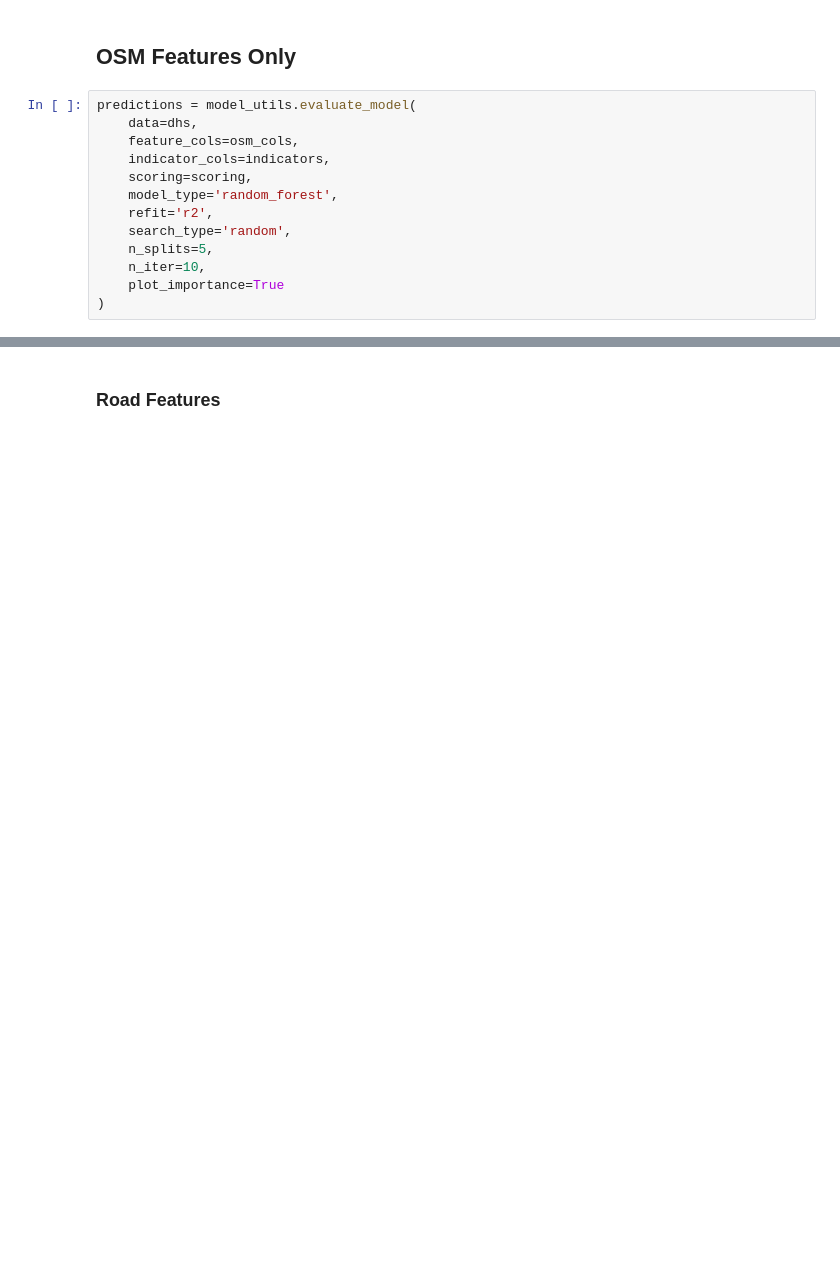
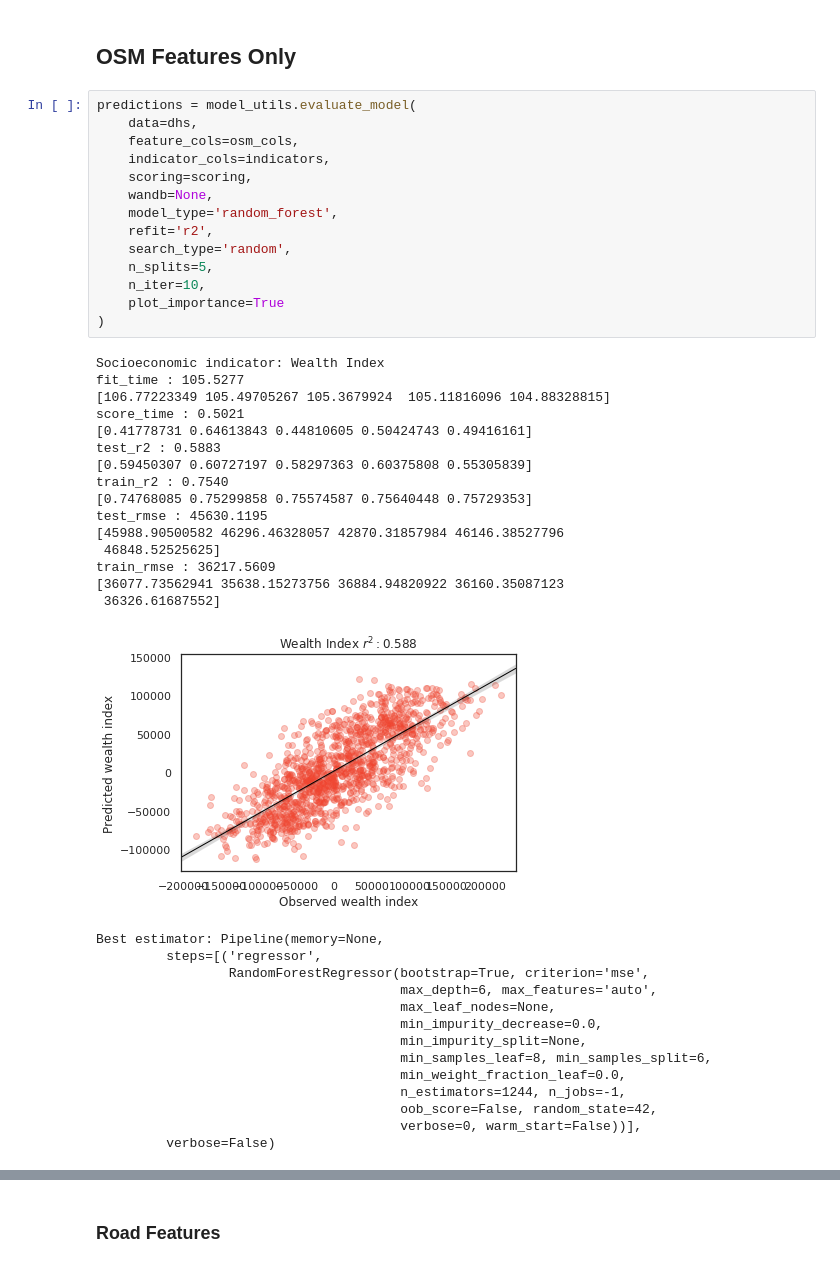
Before and after one commit to thinkingmachines/ph-poverty-mapping, a Jupyter notebook: notebooks/04_osm_model.ipynb, the cells around one changed output, grey strips where cells are left out. Cells and saved outputs as stored; diff of their text form; blank space fills up the shorter version.

```diff
--- a/notebooks/04_osm_model.ipynb
+++ b/notebooks/04_osm_model.ipynb
@@ -121,13 +224,44 @@ predictions = model_utils.evaluate_model(
 # %%
 predictions = model_utils.evaluate_model(
     data=dhs,
     feature_cols=osm_cols,
     indicator_cols=indicators,
     scoring=scoring,
+    wandb=None,
     model_type='random_forest',
     refit='r2',
     search_type='random',
     n_splits=5,
     n_iter=10,
     plot_importance=True
 )
+# %% [output]
+Socioeconomic indicator: Wealth Index
+fit_time : 105.5277
+[106.77223349 105.49705267 105.3679924  105.11816096 104.88328815]
+score_time : 0.5021
+[0.41778731 0.64613843 0.44810605 0.50424743 0.49416161]
+test_r2 : 0.5883
+[0.59450307 0.60727197 0.58297363 0.60375808 0.55305839]
+train_r2 : 0.7540
+[0.74768085 0.75299858 0.75574587 0.75640448 0.75729353]
+test_rmse : 45630.1195
+[45988.90500582 46296.46328057 42870.31857984 46146.38527796
+ 46848.52525625]
+train_rmse : 36217.5609
+[36077.73562941 35638.15273756 36884.94820922 36160.35087123
+ 36326.61687552]
+[figure, added]
+Best estimator: Pipeline(memory=None,
+         steps=[('regressor',
+                 RandomForestRegressor(bootstrap=True, criterion='mse',
+                                       max_depth=6, max_features='auto',
+                                       max_leaf_nodes=None,
+                                       min_impurity_decrease=0.0,
+                                       min_impurity_split=None,
+                                       min_samples_leaf=8, min_samples_split=6,
+                                       min_weight_fraction_leaf=0.0,
+                                       n_estimators=1244, n_jobs=-1,
+                                       oob_score=False, random_state=42,
+                                       verbose=0, warm_start=False))],
+         verbose=False)
```
Also changed, not shown: parts of 11 cells of this notebook, 2 other files.
